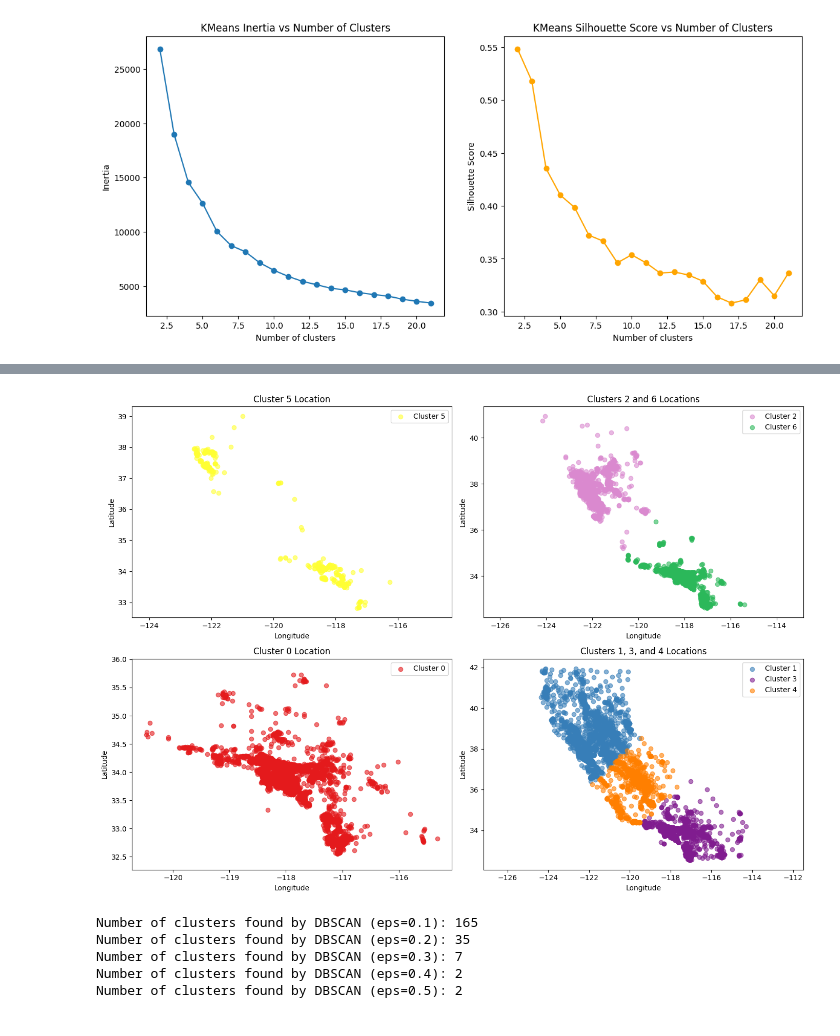
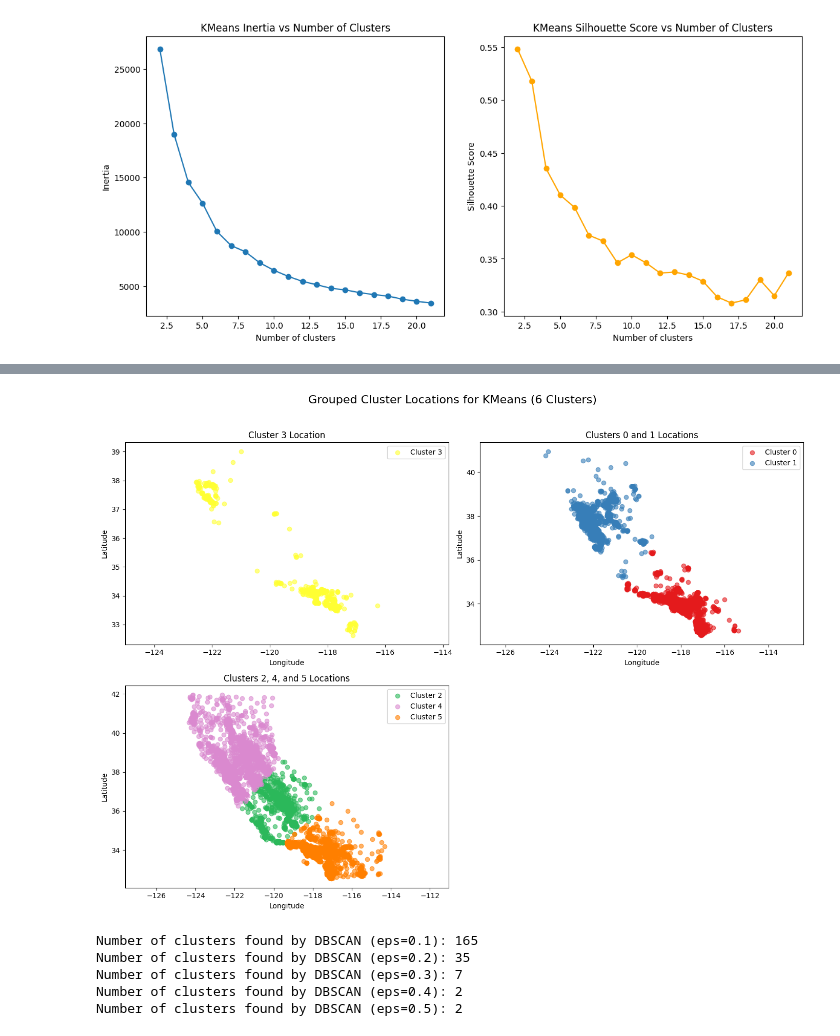
Before and after one commit to Darkueba/intro_ai_and_ml, a Jupyter notebook: assignment6.ipynb, the cells around one changed output, grey strips where cells are left out. Cells and saved outputs as stored; diff of their text form; code cells hidden in the pictures.

Commit message:
improve plots

```diff
--- a/assignment6.ipynb
+++ b/assignment6.ipynb
@@ -89,7 +89,7 @@ plt.show()
 # Print combined cluster scatter and boxplot for multiple cluster counts (2, 3, 4, 5, 6, 7, 21)
 import matplotlib.pyplot as plt
 import numpy as np
-colours_master = ['#e41a1c', '#377eb8', "#da89cf", "#801c8f", '#ff7f00', '#ffff33', "#2bb85aff", '#a65628', '#f781bf', '#999999',
+colours_master = ['#e41a1c', '#377eb8', "#2bb85aff", '#ffff33', "#da89cf", '#ff7f00', "#801c8f", '#a65628', '#f781bf', '#999999',
                   "#60E3FA", "#8AFF60", "#FFA760", "#60FFA7", "#A760FF", "#FF60A7", "#A7FF60", "#6076FF", "#76FF60", "#FF6076", "#6076FF"]
 cluster_counts = [2, 3, 4, 5, 6, 7, 21]
 for k in cluster_counts:
@@ -131,25 +131,37 @@ for k in cluster_counts:
 # %%
-# create subplot with 2 rows and 2 columns, always equal aspect for longitude/latitude, minimal code duplication
-plot_groups = [([5], 'Cluster 5 Location'),
-              ([2, 6], 'Clusters 2 and 6 Locations'),
-              ([0], 'Cluster 0 Location'),
-              ([1, 3, 4], 'Clusters 1, 3, and 4 Locations')]
+# Subplots of KMeans Clusters (6 clusters) with Grouped Locations
+kmeans = kmeans_per_k[4]  # 6 clusters
+cluster_labels = kmeans.labels_
+n_clusters = kmeans.n_clusters
+# make sure we use only as many colours as clusters
+colours = colours_master[:n_clusters]
+
+# groups may contain indices that are out of range (e.g. 6 for 6 clusters -> invalid),
+# so we validate and skip invalid indices to avoid IndexError
+plot_groups = [
+    ([3], 'Cluster 3 Location'),
+    ([0, 1], 'Clusters 0 and 1 Locations'),
+    ([2, 4, 5], 'Clusters 2, 4, and 5 Locations')
+    #([6], 'Cluster 6 Location') # for potential future use
+]
+
 plt.figure(figsize=(14,10))
 for i, (clusters, title) in enumerate(plot_groups, 1):
     ax = plt.subplot(2, 2, i)
     for cluster in clusters:
         mask = (cluster_labels == cluster)
         ax.scatter(housing_reduced['longitude'][mask], housing_reduced['latitude'][mask],
                    color=colours[cluster], alpha=0.6, marker='o', label=f'Cluster {cluster}')
     ax.set_xlabel('Longitude')
     ax.set_ylabel('Latitude')
     ax.set_title(title)
     ax.legend()
     ax.set_aspect('equal', adjustable='datalim')
+plt.suptitle('Grouped Cluster Locations for KMeans (6 Clusters)', fontsize=16, y=1.02)
 plt.tight_layout()
 plt.show()
 # %% [output]
-[figure, old version]
+[figure, new version]
 # %%
 # DBSCAN clustering on the scaled dataset for several eps values
 from sklearn.cluster import DBSCAN
```
Also changed, not shown: parts of 2 cells of this notebook.
